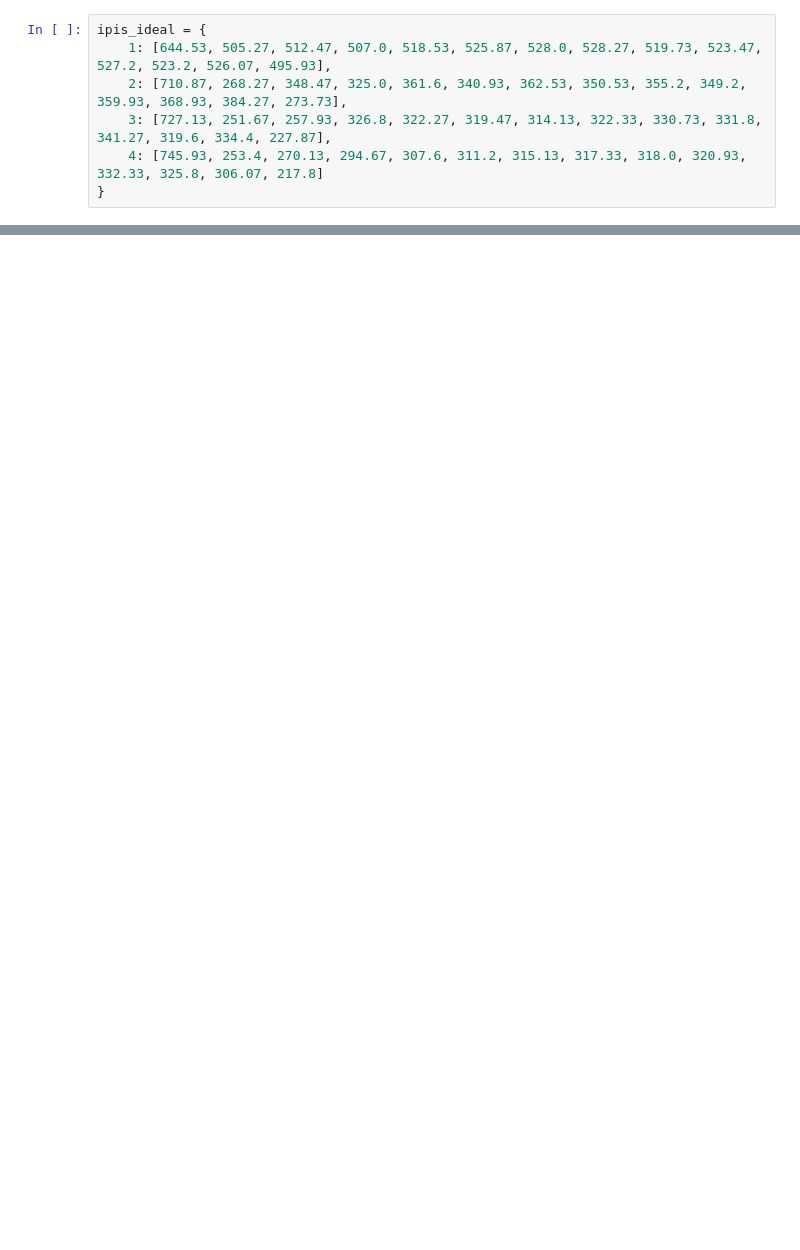
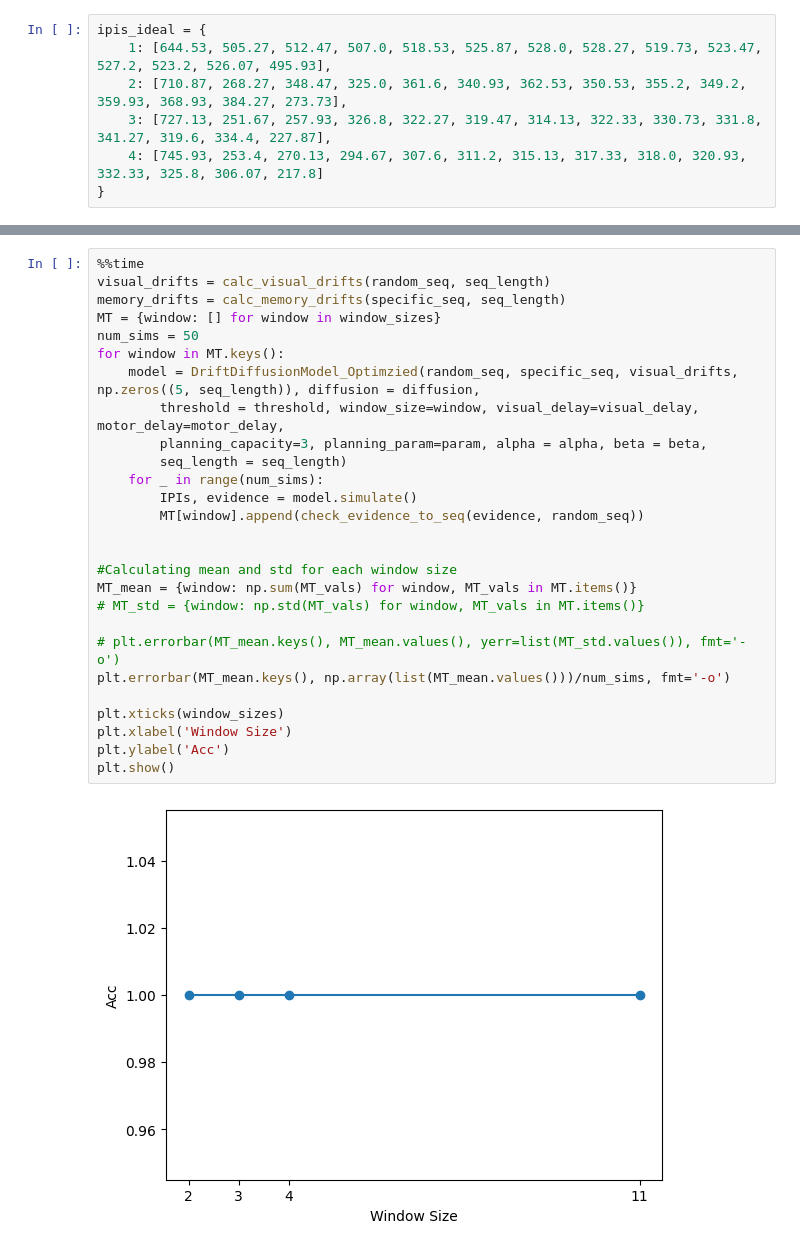
Before and after one commit to manazerzadeh/Sequential-HorseRace, a Jupyter notebook: model_seq_inhibition_fixed_capacity_fit.ipynb, the cells around one changed output, grey strips where cells are left out. Cells and saved outputs as stored; diff of their text form; blank space fills up the shorter version.

```diff
--- a/model_seq_inhibition_fixed_capacity_fit.ipynb
+++ b/model_seq_inhibition_fixed_capacity_fit.ipynb
@@ -596,0 +503,29 @@ Stopping search: Swarm best position change less than 1e-08
+# %%
+%%time
+visual_drifts = calc_visual_drifts(random_seq, seq_length)
+memory_drifts = calc_memory_drifts(specific_seq, seq_length)
+MT = {window: [] for window in window_sizes}
+num_sims = 50
+for window in MT.keys():
+    model = DriftDiffusionModel_Optimzied(random_seq, specific_seq, visual_drifts, np.zeros((5, seq_length)), diffusion = diffusion,
+        threshold = threshold, window_size=window, visual_delay=visual_delay, motor_delay=motor_delay,
+        planning_capacity=3, planning_param=param, alpha = alpha, beta = beta,
+        seq_length = seq_length)
+    for _ in range(num_sims):
+        IPIs, evidence = model.simulate()
+        MT[window].append(check_evidence_to_seq(evidence, random_seq))
+
+
+#Calculating mean and std for each window size
+MT_mean = {window: np.sum(MT_vals) for window, MT_vals in MT.items()}
+# MT_std = {window: np.std(MT_vals) for window, MT_vals in MT.items()}
+
+# plt.errorbar(MT_mean.keys(), MT_mean.values(), yerr=list(MT_std.values()), fmt='-o')
+plt.errorbar(MT_mean.keys(), np.array(list(MT_mean.values()))/num_sims, fmt='-o')
+
+plt.xticks(window_sizes)
+plt.xlabel('Window Size')
+plt.ylabel('Acc')
+plt.show()
+# %% [output]
+[figure, added]
```
Also changed, not shown: parts of 56 cells of this notebook, 10 other files.
